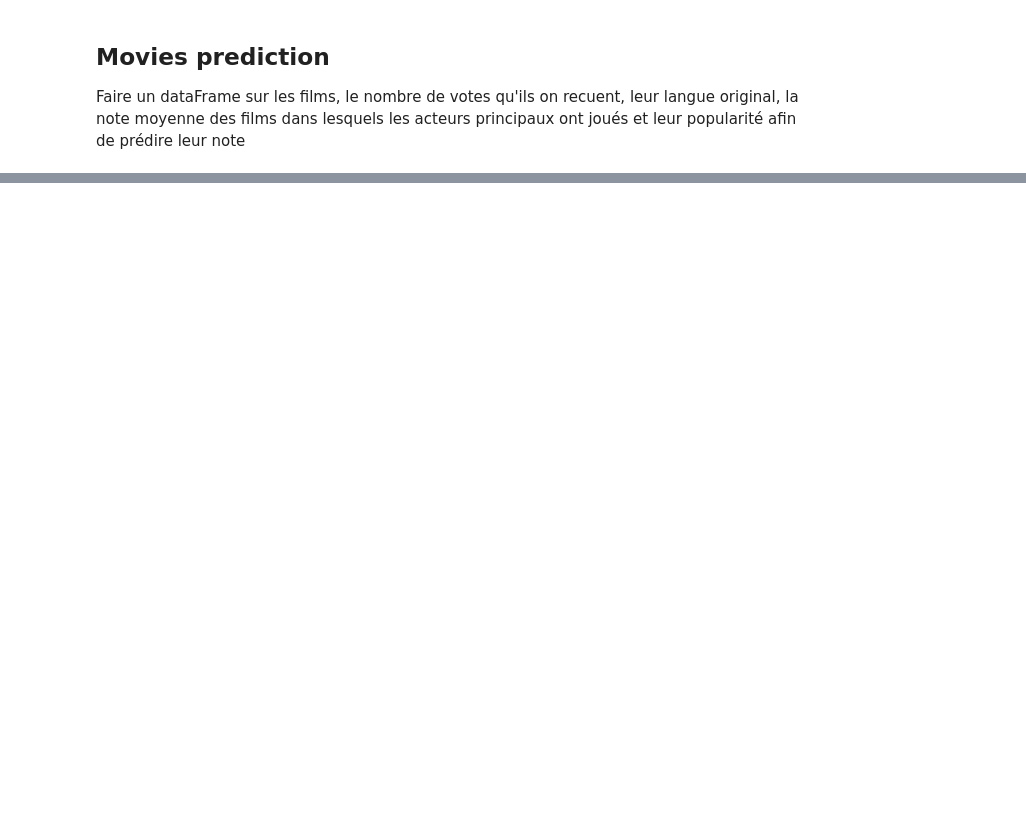
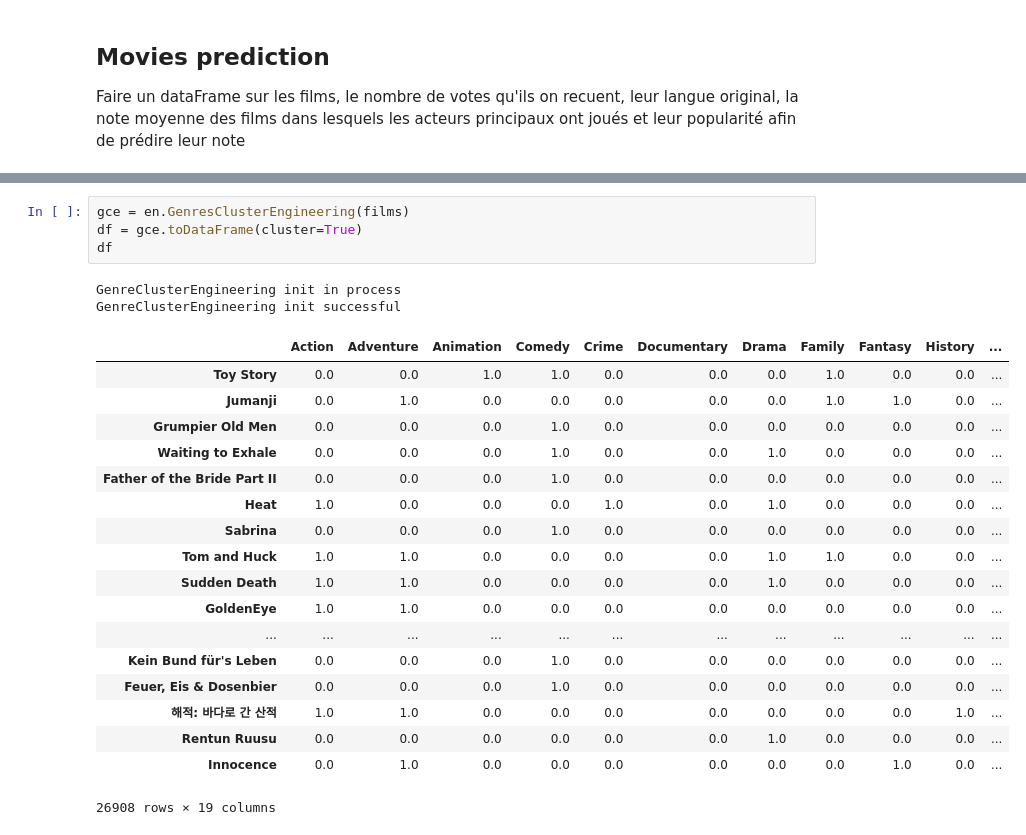
Before and after one commit to ohouens/3i026, a Jupyter notebook: projet/Analyse de données de films.ipynb, the cells around one changed output, grey strips where cells are left out. Cells and saved outputs as stored; diff of their text form; blank space fills up the shorter version.

Commit message:
ajout d'un cluster pour regrouper les genres

```diff
--- a/projet/Analyse de données de films.ipynb
+++ b/projet/Analyse de données de films.ipynb
@@ -199,0 +203,25 @@ mean 6.105678608592241
+# %%
+gce = en.GenresClusterEngineering(films)
+df = gce.toDataFrame(cluster=True)
+df
+# %% [output]
+GenreClusterEngineering init in process
+GenreClusterEngineering init successful
+|  | Action | Adventure | Animation | Comedy | Crime | Documentary | Drama | Family | Fantasy | History | ... |
+| Toy Story | 0.0 | 0.0 | 1.0 | 1.0 | 0.0 | 0.0 | 0.0 | 1.0 | 0.0 | 0.0 | ... |
+| Jumanji | 0.0 | 1.0 | 0.0 | 0.0 | 0.0 | 0.0 | 0.0 | 1.0 | 1.0 | 0.0 | ... |
+| Grumpier Old Men | 0.0 | 0.0 | 0.0 | 1.0 | 0.0 | 0.0 | 0.0 | 0.0 | 0.0 | 0.0 | ... |
+| Waiting to Exhale | 0.0 | 0.0 | 0.0 | 1.0 | 0.0 | 0.0 | 1.0 | 0.0 | 0.0 | 0.0 | ... |
+| Father of the Bride Part II | 0.0 | 0.0 | 0.0 | 1.0 | 0.0 | 0.0 | 0.0 | 0.0 | 0.0 | 0.0 | ... |
+| Heat | 1.0 | 0.0 | 0.0 | 0.0 | 1.0 | 0.0 | 1.0 | 0.0 | 0.0 | 0.0 | ... |
+| Sabrina | 0.0 | 0.0 | 0.0 | 1.0 | 0.0 | 0.0 | 0.0 | 0.0 | 0.0 | 0.0 | ... |
+| Tom and Huck | 1.0 | 1.0 | 0.0 | 0.0 | 0.0 | 0.0 | 1.0 | 1.0 | 0.0 | 0.0 | ... |
+| Sudden Death | 1.0 | 1.0 | 0.0 | 0.0 | 0.0 | 0.0 | 1.0 | 0.0 | 0.0 | 0.0 | ... |
+| GoldenEye | 1.0 | 1.0 | 0.0 | 0.0 | 0.0 | 0.0 | 0.0 | 0.0 | 0.0 | 0.0 | ... |
+| ... | ... | ... | ... | ... | ... | ... | ... | ... | ... | ... | ... |
+| Kein Bund für's Leben | 0.0 | 0.0 | 0.0 | 1.0 | 0.0 | 0.0 | 0.0 | 0.0 | 0.0 | 0.0 | ... |
+| Feuer, Eis & Dosenbier | 0.0 | 0.0 | 0.0 | 1.0 | 0.0 | 0.0 | 0.0 | 0.0 | 0.0 | 0.0 | ... |
+| 해적: 바다로 간 산적 | 1.0 | 1.0 | 0.0 | 0.0 | 0.0 | 0.0 | 0.0 | 0.0 | 0.0 | 1.0 | ... |
+| Rentun Ruusu | 0.0 | 0.0 | 0.0 | 0.0 | 0.0 | 0.0 | 1.0 | 0.0 | 0.0 | 0.0 | ... |
+| Innocence | 0.0 | 1.0 | 0.0 | 0.0 | 0.0 | 0.0 | 0.0 | 0.0 | 1.0 | 0.0 | ... |
+26908 rows × 19 columns
```
Also changed, not shown: parts of 3 cells of this notebook, 1 other file.
